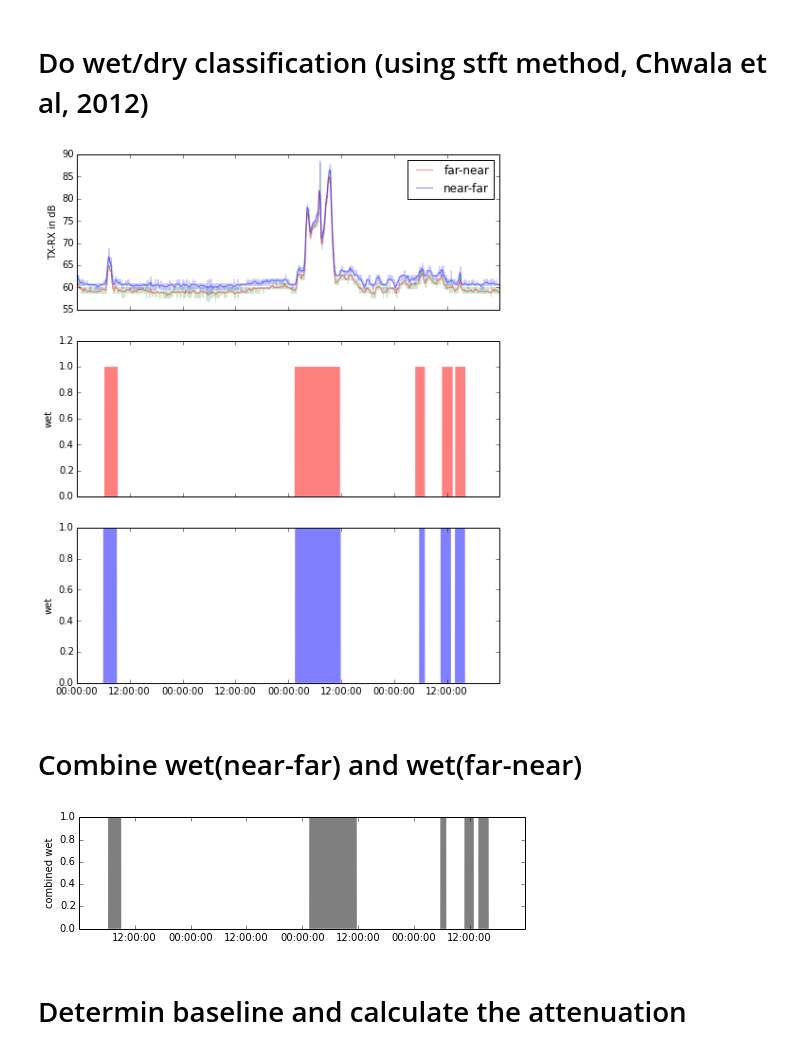
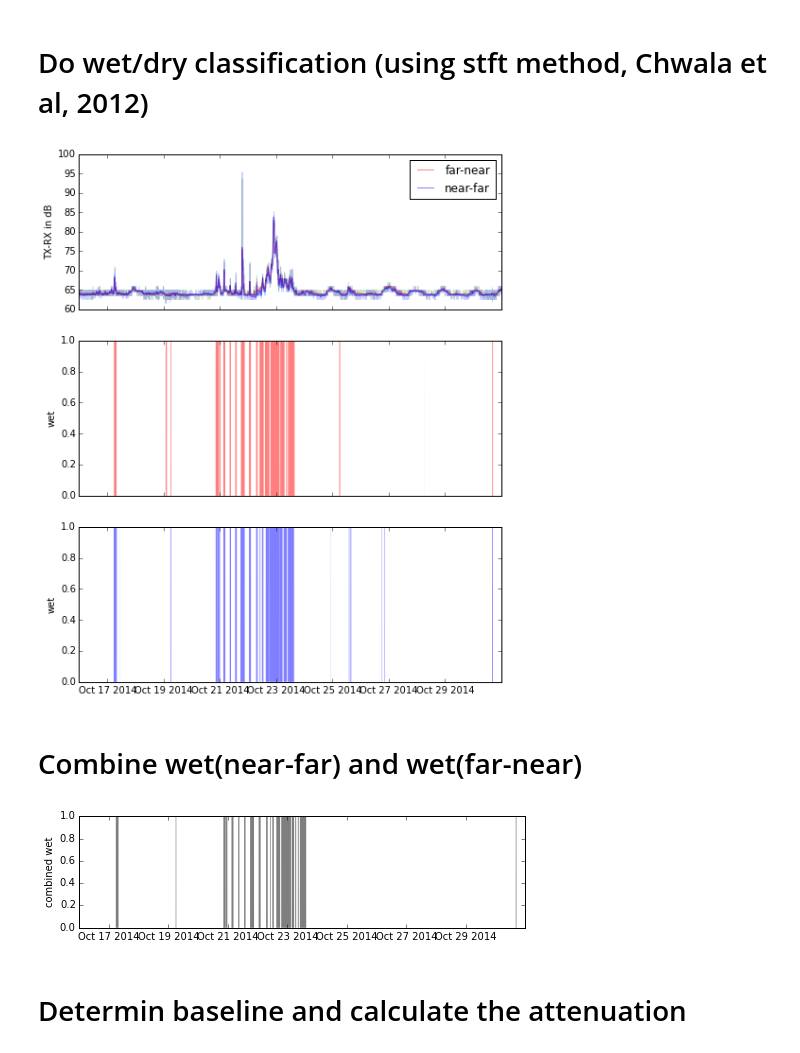
Before and after one commit to pycomlink/pycomlink, a Jupyter notebook: notebooks/example_workflow.ipynb, the cells around one changed output. Cells and saved outputs as stored; diff of their text form; code cells hidden in the pictures.

```diff
--- a/notebooks/example_workflow.ipynb
+++ b/notebooks/example_workflow.ipynb
@@ -41,7 +43,7 @@ cml.plot_txrx(figsize=(fig_width,4), resampling_time='15min');
 # %% [markdown]
 # Instead of getting data from data base, load from HDF5 file
 # %%
-cml = pycml.io.from_hdf5('example_data/four_days_two_events.h5')
+cml = pycml.io.read_hdf5('example_data/one_TN_15_days.h5')
 # %%
 cml.info()
 # %% [output]
@@ -89,11 +91,11 @@ plot_wet_dry()
 # %% [markdown]
 # Do wet/dry classification (using stft method, Chwala et al, 2012)
 # %%
-cml.do_wet_dry_classification(method='stft', window_length=256, f_divide=2e-3, threshold=2, dry_window_length=600)
+cml.do_wet_dry_classification(method='stft', window_length=128, f_divide=2e-3, threshold=5, dry_window_length=600)
 
 plot_wet_dry()
 # %% [output]
-[figure, old version]
+[figure, new version]
 # %% [markdown]
 # Combine wet(near-far) and wet(far-near)
 # %%
@@ -105,7 +107,7 @@ ax.fill_between(wet_combi.index, wet_combi.values,
              lw=0.0, edgecolor=None, facecolor='k', alpha=0.5)
 ax.set_ylabel('combined wet');
 # %% [output]
-[figure, old version]
+[figure, new version]
 # %% [markdown]
 # Determin baseline and calculate the attenuation
 # %%
```
Also changed, not shown: parts of 15 cells of this notebook, 4 other files.
